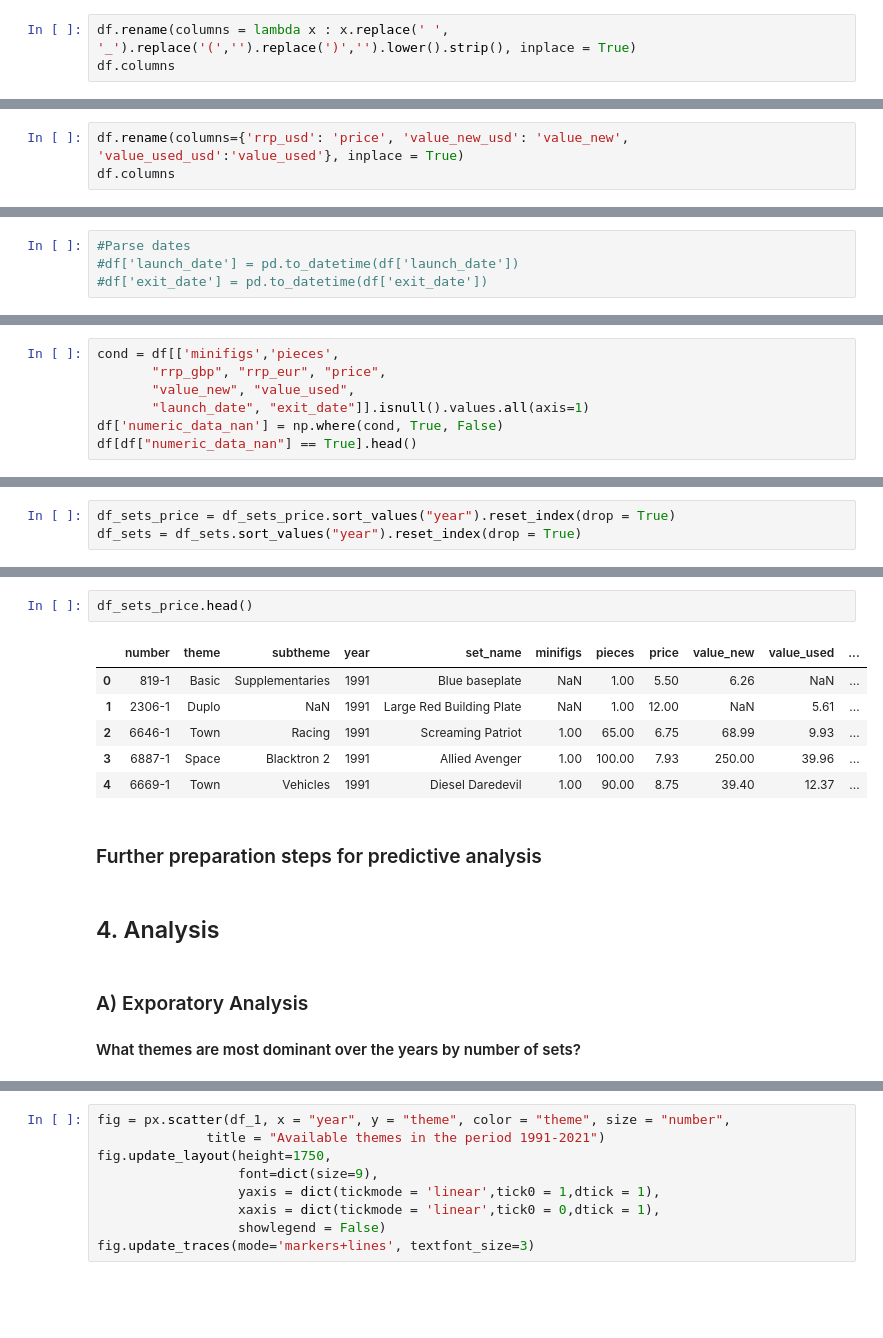
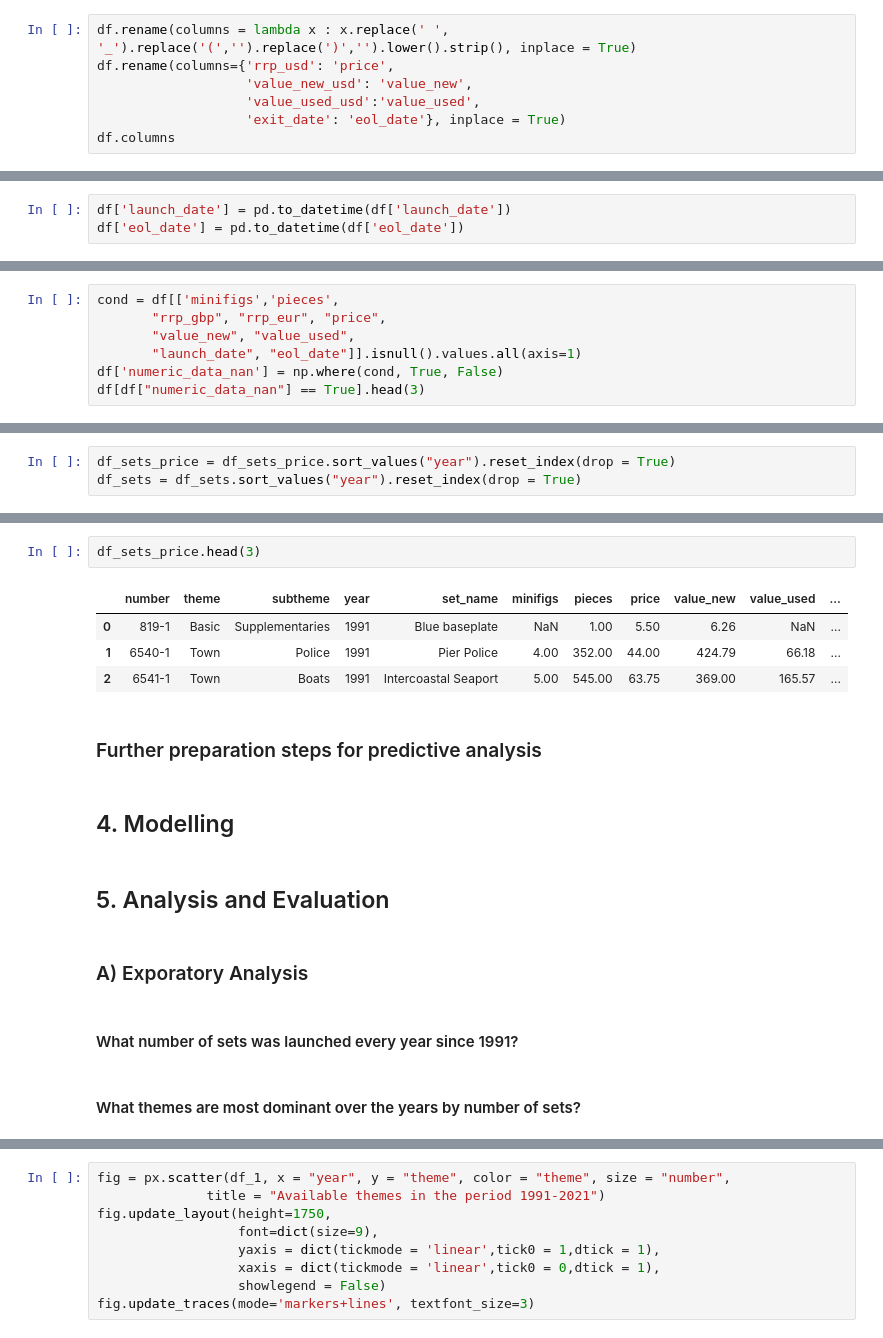
Before and after one commit to michaeltosic/lego-analysis, a Jupyter notebook: lego-analysis.ipynb, the cells around one changed output, grey strips where cells are left out. Cells and saved outputs as stored; diff of their text form; blank space fills up the shorter version.

Commit message:
started eol analysis

```diff
--- a/lego-analysis.ipynb
+++ b/lego-analysis.ipynb
@@ -195,5 +190,9 @@ df.drop(['Qty owned','UPC','Qty owned new',
 # %%
 df.rename(columns = lambda x : x.replace(' ', '_').replace('(','').replace(')','').lower().strip(), inplace = True)
+df.rename(columns={'rrp_usd': 'price',
+                   'value_new_usd': 'value_new',
+                   'value_used_usd':'value_used',
+                   'exit_date': 'eol_date'}, inplace = True)
 df.columns
 # %% [output]
 Index(['number', 'theme', 'subtheme', 'year', 'set_name', 'minifigs', 'pieces',
@@ -202,4 +201 @@ Index(['number', 'theme', 'subtheme', 'year', 'set_name', 'minifigs', 'pieces',
       dtype='object')
-# %%
-df.rename(columns={'rrp_usd': 'price', 'value_new_usd': 'value_new', 'value_used_usd':'value_used'}, inplace = True)
-df.columns
@@ -213,4 +210,3 @@ df.sort_values(["year","launch_date"], inplace = True)
 # %%
-#Parse dates
-#df['launch_date'] = pd.to_datetime(df['launch_date'])
-#df['exit_date'] = pd.to_datetime(df['exit_date'])
+df['launch_date'] = pd.to_datetime(df['launch_date'])
+df['eol_date'] = pd.to_datetime(df['eol_date'])
@@ -359,9 +349,9 @@ def make_plots_of_num_cols(df):
 cond = df[['minifigs','pieces',
        "rrp_gbp", "rrp_eur", "price",
        "value_new", "value_used",
-       "launch_date", "exit_date"]].isnull().values.all(axis=1)
+       "launch_date", "eol_date"]].isnull().values.all(axis=1)
 df['numeric_data_nan'] = np.where(cond, True, False)
-df[df["numeric_data_nan"] == True].head()
+df[df["numeric_data_nan"] == True].head(3)
 # %% [output]
 |  | number | theme | subtheme | year | set_name | minifigs | pieces | rrp_gbp | price | rrp_eur | ... |
 | 142 | BK15SPR1991-1 | Books | Brick Kicks | 1991 | BRICK KICKS Spring 1991 | NaN | NaN | NaN | NaN | NaN | ... |
@@ -638,18 +594,21 @@ df_sets.head()
 # %%
-df_sets_price.head()
+df_sets_price.head(3)
 # %% [output]
 |  | number | theme | subtheme | year | set_name | minifigs | pieces | price | value_new | value_used | ... |
 | 0 | 819-1 | Basic | Supplementaries | 1991 | Blue baseplate | NaN | 1.00 | 5.50 | 6.26 | NaN | ... |
-| 1 | 2306-1 | Duplo | NaN | 1991 | Large Red Building Plate | NaN | 1.00 | 12.00 | NaN | 5.61 | ... |
-| 2 | 6646-1 | Town | Racing | 1991 | Screaming Patriot | 1.00 | 65.00 | 6.75 | 68.99 | 9.93 | ... |
-| 3 | 6887-1 | Space | Blacktron 2 | 1991 | Allied Avenger | 1.00 | 100.00 | 7.93 | 250.00 | 39.96 | ... |
-| 4 | 6669-1 | Town | Vehicles | 1991 | Diesel Daredevil | 1.00 | 90.00 | 8.75 | 39.40 | 12.37 | ... |
+| 1 | 6540-1 | Town | Police | 1991 | Pier Police | 4.00 | 352.00 | 44.00 | 424.79 | 66.18 | ... |
+| 2 | 6541-1 | Town | Boats | 1991 | Intercoastal Seaport | 5.00 | 545.00 | 63.75 | 369.00 | 165.57 | ... |
 # %% [markdown]
 ### Further preparation steps for predictive analysis
 # %% [markdown]
-## 4. Analysis
+## 4. Modelling
+# %% [markdown]
+## 5. Analysis and Evaluation
+# %% [markdown]
+### A) Exporatory Analysis
+# %% [markdown]
+#### What number of sets was launched every year since 1991?
 # %% [markdown]
-### A) Exporatory Analysis
 #### What themes are most dominant over the years by number of sets?
 # %%
 df_temp = df_sets.groupby(by = ["year","theme"]).count().sort_values(by =["year", "number"], ascending = (True, False))
```
Also changed, not shown: parts of 96 cells of this notebook.
